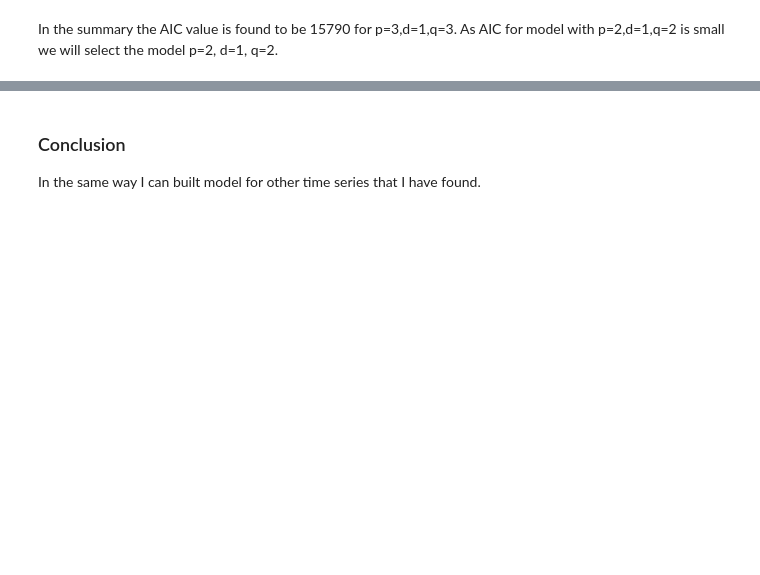
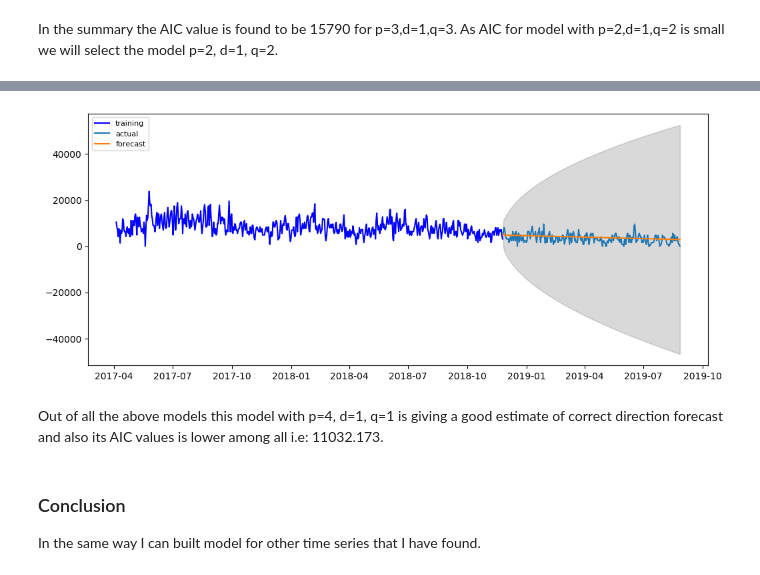
Before and after one commit to saranoor/Data_challenge_Simon_n_Schuster, a Jupyter notebook: Data_Challenge_Simon_n_Schuster.ipynb, the cells around one changed output, grey strips where cells are left out. Cells and saved outputs as stored; diff of their text form; code cells hidden in the pictures; blank space fills up the shorter version.

```diff
--- a/Data_Challenge_Simon_n_Schuster.ipynb
+++ b/Data_Challenge_Simon_n_Schuster.ipynb
@@ -469,0 +563,3 @@ the model p=2, d=1, q=2.
+# %%
+model3 = ARIMA(train, order=(4, 1, 1))
+fitted = model3.fit(disp=-1)
@@ -470,3 +586,22 @@ the model p=2, d=1, q=2.
+# %%
+fc, se, conf = fitted.forecast(275, alpha=0.05)
+fc_series = pd.Series(fc, index=test_index)
+lower_series = pd.Series(conf[:, 0], index=test_index)
+upper_series = pd.Series(conf[:, 1], index=test_index)
+# %%
+plt.figure(figsize=(12,5), dpi=100)
+plt.plot(train_index,train, label='training', color='blue')
+plt.plot(test_index,test,label='actual')
+plt.plot(test_index,fc_series, label='forecast' )
+plt.fill_between(lower_series.index, lower_series, upper_series,
+                 color='k', alpha=.15)
+plt.legend(loc='upper left', fontsize=8)
+plt.show()
+# %% [output]
+[figure, added]
+# %% [markdown]
+Out of all the above models this model with p=4, d=1, q=1 is giving a good estimate of correct direction forecast and also its
+AIC values is lower among all i.e: 11032.173.
 # %% [markdown]
 ### Conclusion
 In the same way I can built model for other time series that I have found.
```
Also changed, not shown: parts of 19 cells of this notebook, 1 other file.
